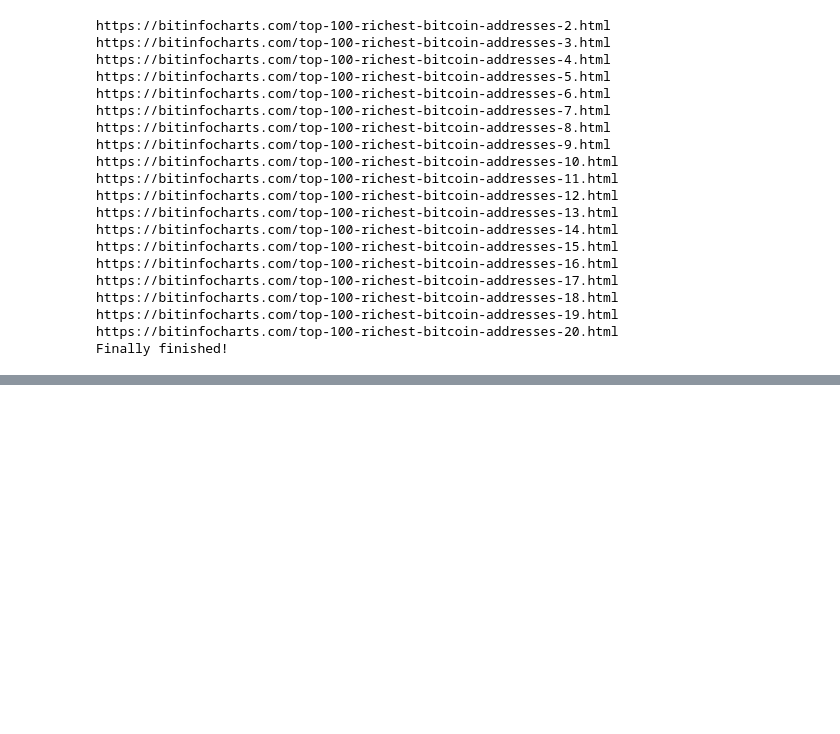
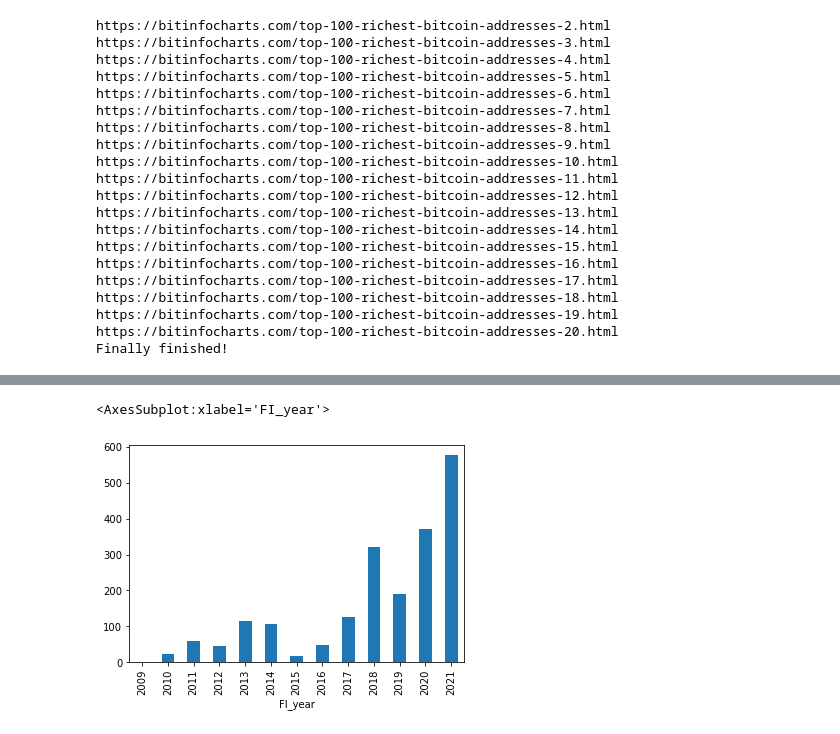
Before and after one commit to GAB-ALE/BITCOIN, a Jupyter notebook: script.ipynb, the cells around one changed output, grey strips where cells are left out. Drawn from its saved outputs; the diff is of its cells as text; code cells hidden in the pictures; blank space fills up the shorter version.

```diff
--- a/script.ipynb
+++ b/script.ipynb
@@ -134 +122,16 @@ result
 2000 rows × 10 columns
+# %%
+result['First In'] = result['First In'].astype("datetime64")
+result['Last In'] = result['Last In'].astype("datetime64")
+result['First Out'] = result['First Out'].astype("datetime64")
+result['Last Out'] = result['Last Out'].astype("datetime64")
+# %%
+result['FI_year'] = result['First In'].dt.year
+result['LI_year'] = result['Last In'].dt.year
+result['FO_year'] = result['First Out'].dt.year
+result['LO_year'] = result['Last Out'].dt.year
+# %%
+result.groupby(axis=0,by=['FI_year'])['FI_year'].count().plot(kind="bar")
+# %% [output]
+<AxesSubplot:xlabel='FI_year'>
+[figure, added]
```
Also changed, not shown: parts of 32 cells of this notebook, 1 other file.
